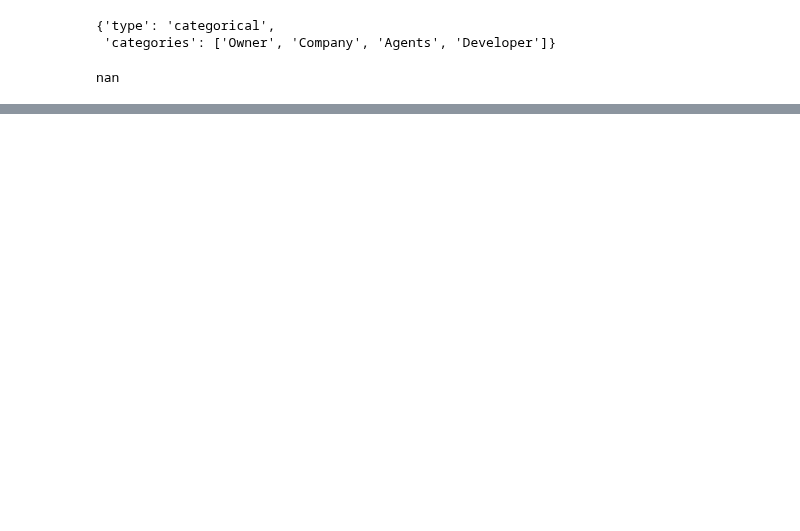
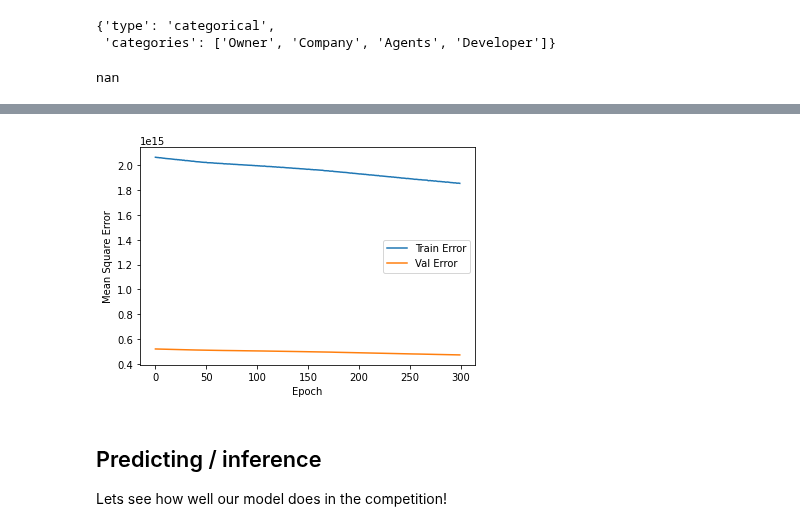
Before and after one commit to henrfj/TDT4173-ML, a Jupyter notebook: henrik-testsite/moscow_price_prediction.ipynb, the cells around one changed output, grey strips where cells are left out. Drawn from its saved outputs; the diff is of its cells as text; code cells hidden in the pictures; blank space fills up the shorter version.

```diff
--- a/henrik-testsite/moscow_price_prediction.ipynb
+++ b/henrik-testsite/moscow_price_prediction.ipynb
@@ -93,0 +238,7 @@ train = train.head(int(train.shape[0] * fractionOfData))
+# %%
+plot_history()
+# %% [output]
+[figure, added]
+# %% [markdown]
+## Predicting / inference
+Lets see how well our model does in the competition!
```
Also changed, not shown: parts of 33 cells of this notebook, 1 other file.
